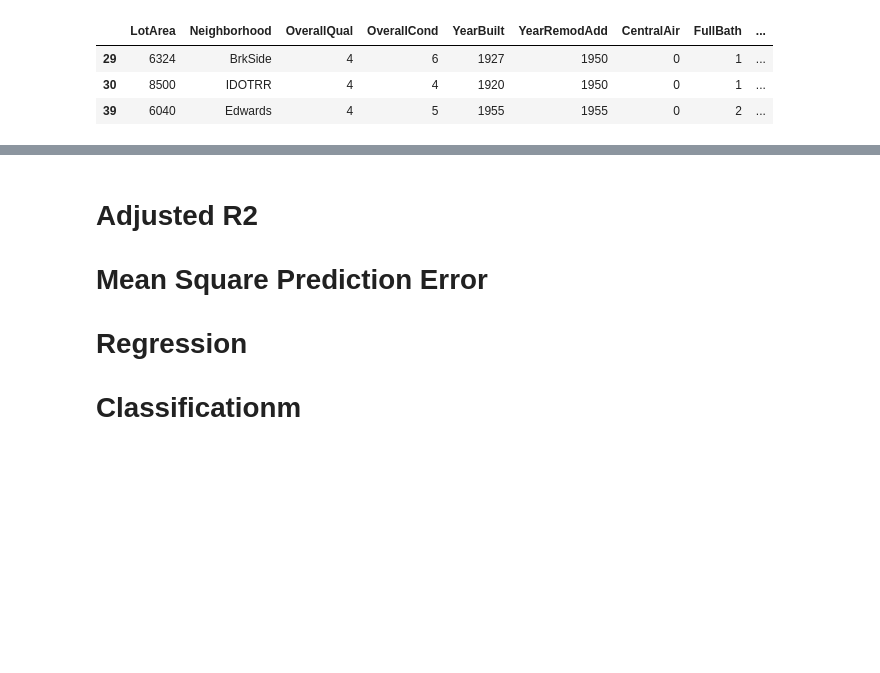
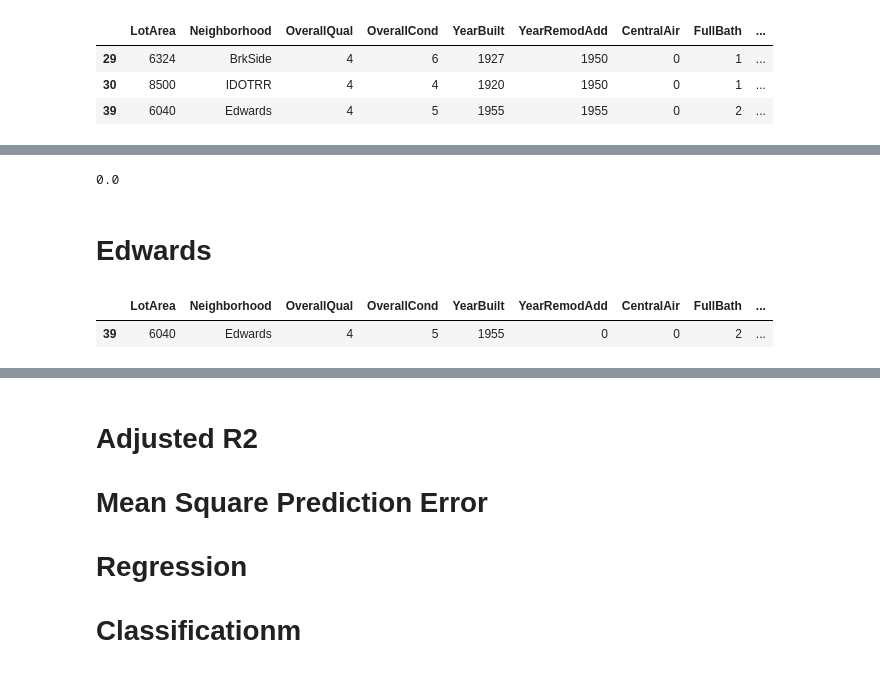
Before and after one commit to DavidWants2Learn/DataScienceBootCamp, a Jupyter notebook: Data_Science_Project/House_Price by lot_size.ipynb, the cells around one changed output, grey strips where cells are left out. Drawn from its saved outputs; the diff is of its cells as text; code cells hidden in the pictures; blank space fills up the shorter version.

```diff
--- a/Data_Science_Project/House_Price by lot_size.ipynb
+++ b/Data_Science_Project/House_Price by lot_size.ipynb
@@ -377,0 +515,13 @@ dfTemp.loc[dfTemp['CentralAir'] == 'N', 'CentralAir'] = 0
+# %%
+ClearCr_model = LR().fit(XTRAIN, YTRAIN)
+ClearCr_prediction = ClearCr_model.predict(XTEST)
+accuracy_score(YTEST, ClearCr_prediction)
+# %% [output]
+0.0
+# %% [markdown]
+# Edwards
+# %%
+Edwards.head(1)
+# %% [output]
+|  | LotArea | Neighborhood | OverallQual | OverallCond | YearBuilt | YearRemodAdd | CentralAir | FullBath | ... |
+| 39 | 6040 | Edwards | 4 | 5 | 1955 | 0 | 0 | 2 | ... |
```
Also changed, not shown: parts of 83 cells of this notebook, 6 other files.
